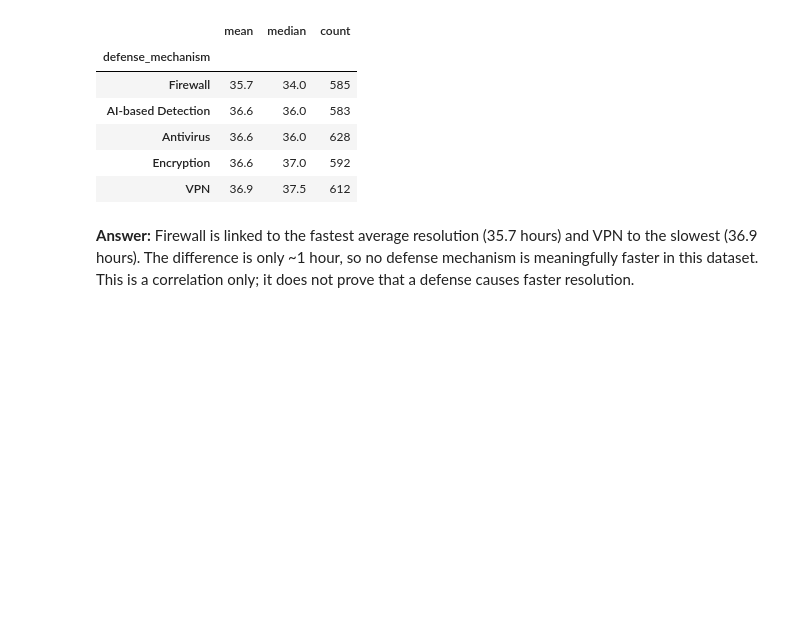
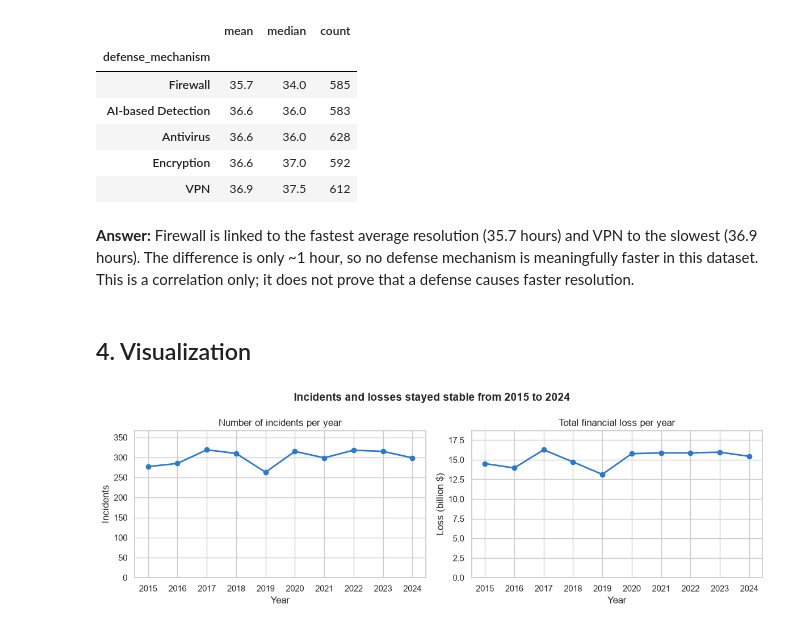
Before and after one commit to iMarwanAbdullah/cybersecurity-threats-analysis, a Jupyter notebook: notebooks/01_cybersecurity_analysis.ipynb, the cells around one changed output. Drawn from its saved outputs; the diff is of its cells as text; code cells hidden in the pictures; blank space fills up the shorter version.

```diff
--- a/notebooks/01_cybersecurity_analysis.ipynb
+++ b/notebooks/01_cybersecurity_analysis.ipynb
@@ -310,3 +310,32 @@ by_defense
 | VPN | 36.9 | 37.5 | 612 |
 # %% [markdown]
 **Answer:** Firewall is linked to the fastest average resolution (35.7 hours) and VPN to the slowest (36.9 hours). The difference is only ~1 hour, so no defense mechanism is meaningfully faster in this dataset. This is a correlation only; it does not prove that a defense causes faster resolution.
+# %% [markdown]
+## 4. Visualization
+# %%
+sns.set_theme(style="whitegrid")
+BLUE = "#2a78d6"
+# %%
+fig, axes = plt.subplots(1, 2, figsize=(12, 4))
+
+axes[0].plot(yearly.index, yearly["incidents"], marker="o", color=BLUE, linewidth=2)
+axes[0].set_title("Number of incidents per year")
+axes[0].set_xlabel("Year")
+axes[0].set_ylabel("Incidents")
+axes[0].set_ylim(0, yearly["incidents"].max() * 1.15)
+
+axes[1].plot(yearly.index, yearly["total_loss_musd"] / 1000, marker="o", color=BLUE, linewidth=2)
+axes[1].set_title("Total financial loss per year")
+axes[1].set_xlabel("Year")
+axes[1].set_ylabel("Loss (billion $)")
+axes[1].set_ylim(0, yearly["total_loss_musd"].max() / 1000 * 1.15)
+
+for ax in axes:
+    ax.set_xticks(yearly.index)
+
+fig.suptitle("Incidents and losses stayed stable from 2015 to 2024", fontsize=14, fontweight="bold")
+plt.tight_layout()
+plt.savefig("../images/q1_trend_over_time.png", dpi=150, bbox_inches="tight")
+plt.show()
+# %% [output]
+[figure, added]
```
Also changed, not shown: parts of 10 cells of this notebook.
